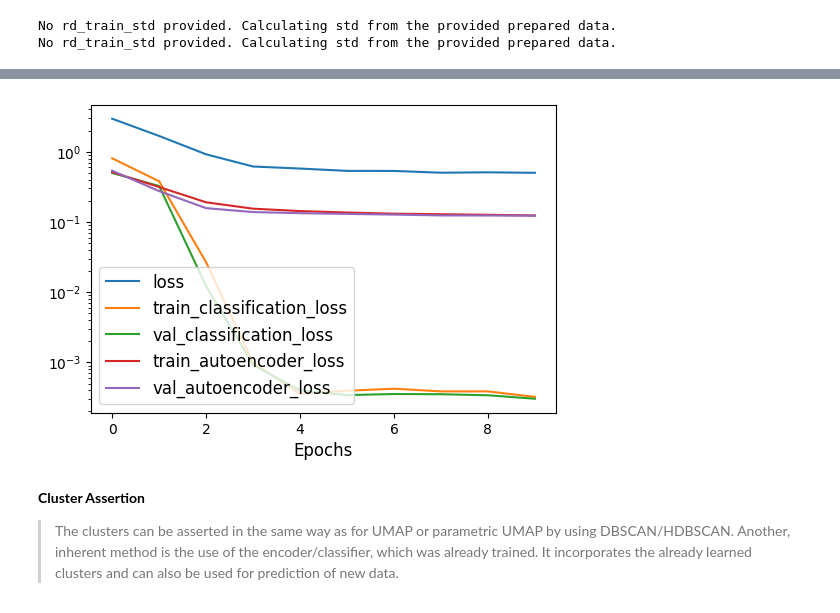
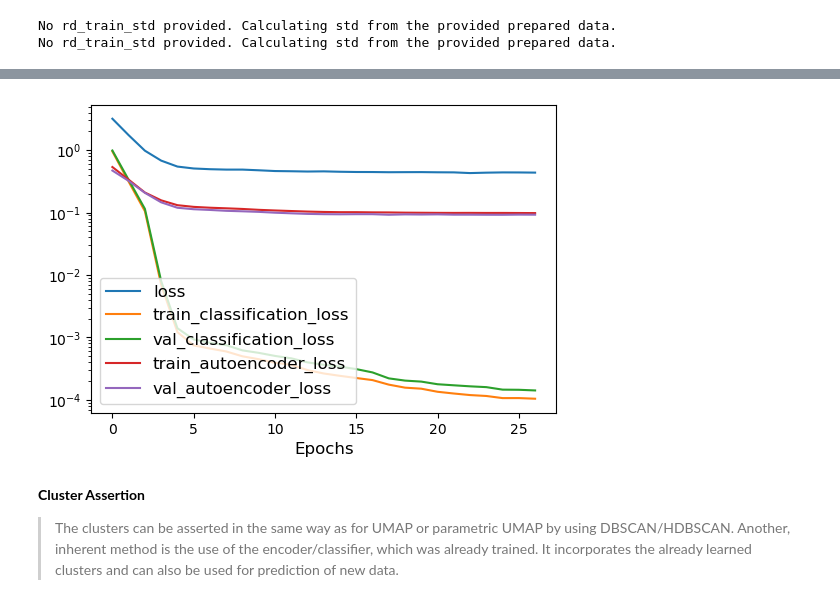
Before and after one commit to uhgtb/rm_classifier, a Jupyter notebook: tutorials/notebooks/03_yumap_classifier.ipynb, the cells around one changed output, grey strips where cells are left out. Drawn from its saved outputs; the diff is of its cells as text; code cells hidden in the pictures.

```diff
--- a/tutorials/notebooks/03_yumap_classifier.ipynb
+++ b/tutorials/notebooks/03_yumap_classifier.ipynb
@@ -114,16 +80,16 @@ Pickle of ParametricUMAP model saved to ../models/umap_classifier_1/pumap_model/
 # %%
 # plot the loss
 plt.figure(figsize=(6,4))
-history = joblib.load("/cr/work/kastner/private/umap/rm_classifier/tutorials/models/umap_classifier_1/pumap_model/history.pkl")
+history = joblib.load("../models/umap_classifier_1/pumap_model/history.pkl")
 for key in history.keys():
     if key != "learning_rate":
         plt.plot(history[key], label=key)
 plt.xlabel("Epochs", fontsize=12)
 plt.legend(fontsize=12)
 plt.yscale("log")
 plt.show()
 # %% [output]
-[figure, old version]
+[figure, new version]
 # %% [markdown]
 **Cluster Assertion**
 > The clusters can be asserted in the same way as for UMAP or parametric UMAP by using DBSCAN/HDBSCAN. Another, inherent method is the use of the encoder/classifier, which was already trained. It incorporates the already learned clusters and can also be used for prediction of new data.
```
Also changed, not shown: parts of 7 cells of this notebook, 5 other files.
